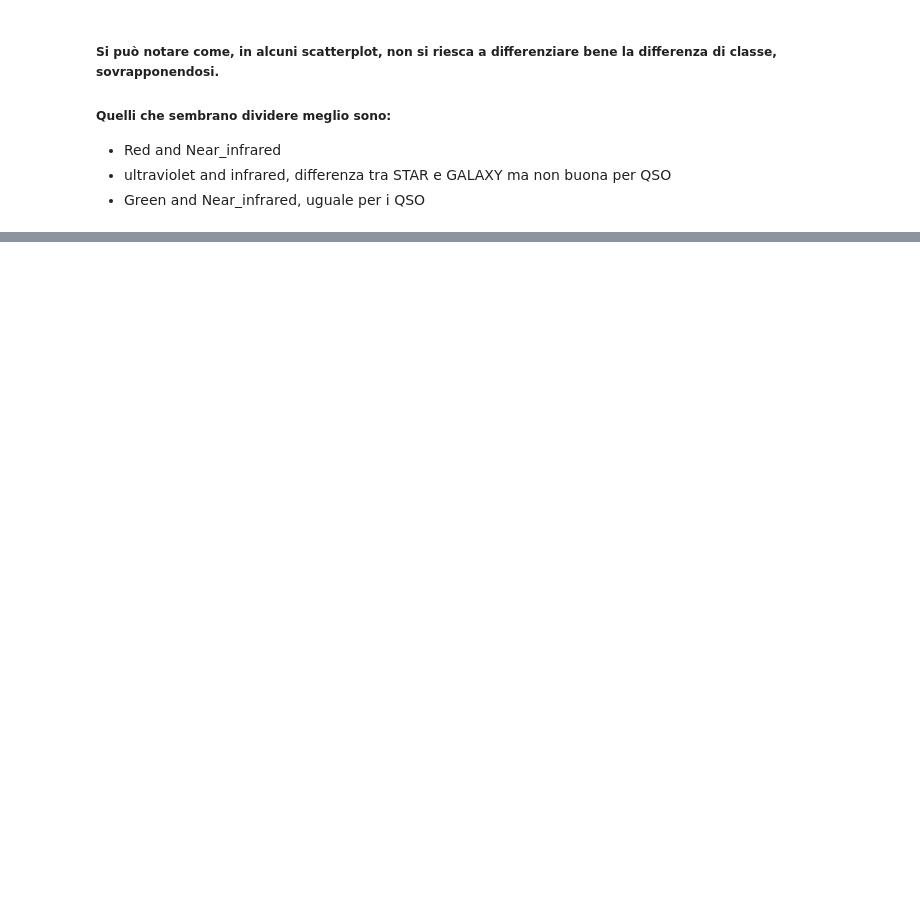
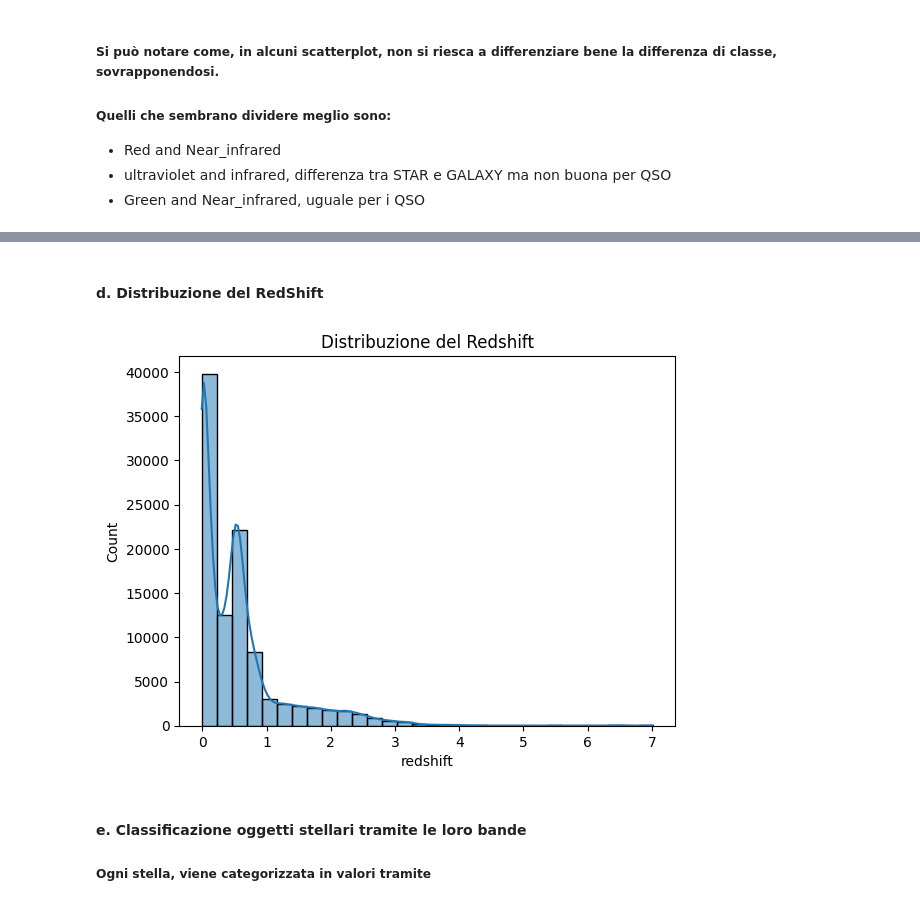
Before and after one commit to FabianCalangiu/Astronomical-Objects-Analysis, a Jupyter notebook: notebooks/explorative_analysis.ipynb, the cells around one changed output, grey strips where cells are left out. Saved outputs shown, nothing was run; the diff lists cells and outputs as text; code cells hidden in the pictures; blank space fills up the shorter version.

```diff
--- a/notebooks/explorative_analysis.ipynb
+++ b/notebooks/explorative_analysis.ipynb
@@ -171,0 +194,11 @@ plt.show()
+# %% [markdown]
+<h4>d. Distribuzione del RedShift</h4>
+# %%
+sns.histplot(df["redshift"], bins=30, kde=True)
+plt.title("Distribuzione del Redshift")
+plt.show()
+# %% [output]
+[figure, added]
+# %% [markdown]
+<h4>e. Classificazione oggetti stellari tramite le loro bande</h4>
+<h5>Ogni stella, viene categorizzata in valori tramite</h5>
```
Also changed, not shown: parts of 16 cells of this notebook.
